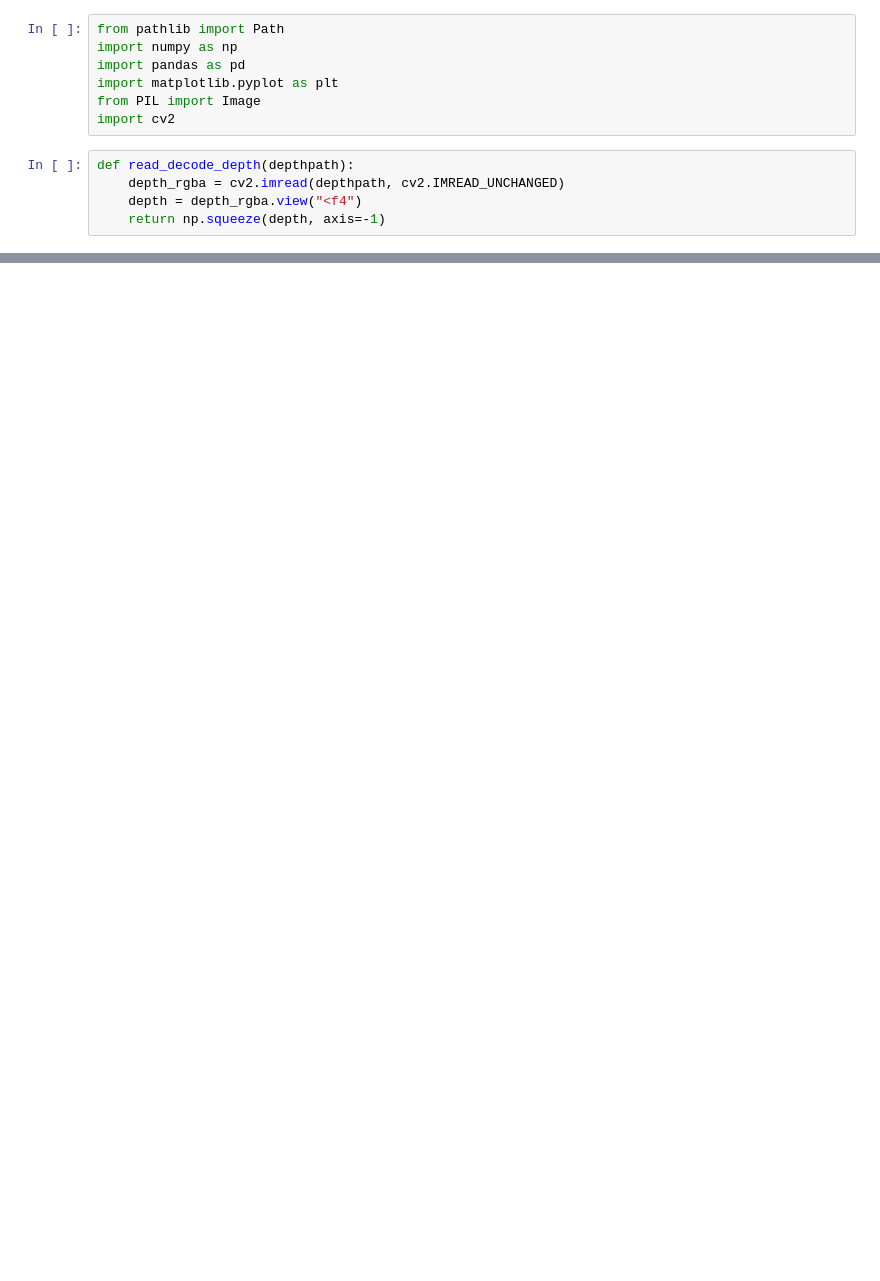
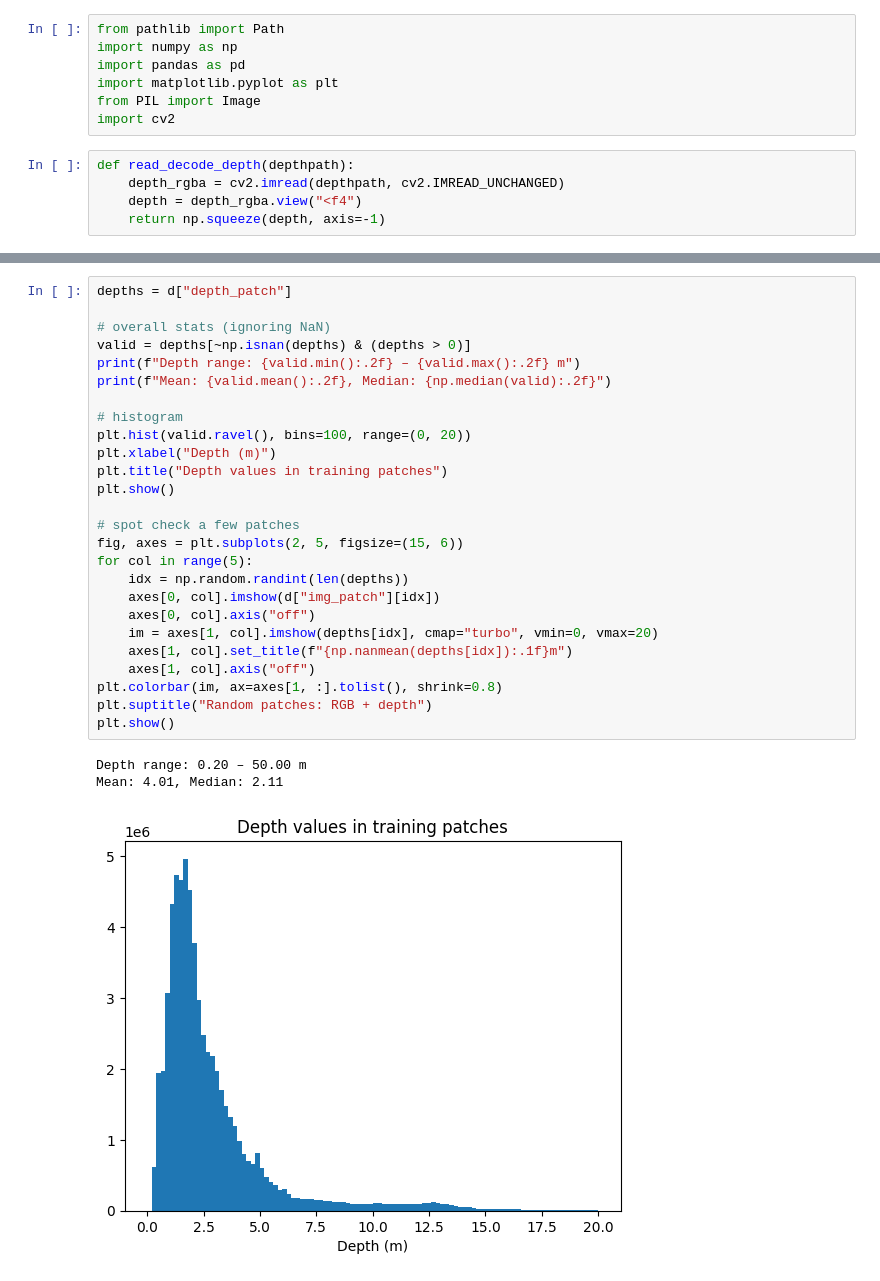
Before and after one commit to adamburhan/depth-uncertainty-slam, a Jupyter notebook: notebooks/depth-uncertainty-modeling.ipynb, the cells around one changed output, grey strips where cells are left out. Drawn from its saved outputs; the diff is of its cells as text; blank space fills up the shorter version.

```diff
--- a/notebooks/depth-uncertainty-modeling.ipynb
+++ b/notebooks/depth-uncertainty-modeling.ipynb
@@ -653,0 +553,30 @@ Plus 1 below and 1 above for safety margin.
+# %%
+depths = d["depth_patch"]
+
+# overall stats (ignoring NaN)
+valid = depths[~np.isnan(depths) & (depths > 0)]
+print(f"Depth range: {valid.min():.2f} – {valid.max():.2f} m")
+print(f"Mean: {valid.mean():.2f}, Median: {np.median(valid):.2f}")
+
+# histogram
+plt.hist(valid.ravel(), bins=100, range=(0, 20))
+plt.xlabel("Depth (m)")
+plt.title("Depth values in training patches")
+plt.show()
+
+# spot check a few patches
+fig, axes = plt.subplots(2, 5, figsize=(15, 6))
+for col in range(5):
+    idx = np.random.randint(len(depths))
+    axes[0, col].imshow(d["img_patch"][idx])
+    axes[0, col].axis("off")
+    im = axes[1, col].imshow(depths[idx], cmap="turbo", vmin=0, vmax=20)
+    axes[1, col].set_title(f"{np.nanmean(depths[idx]):.1f}m")
+    axes[1, col].axis("off")
+plt.colorbar(im, ax=axes[1, :].tolist(), shrink=0.8)
+plt.suptitle("Random patches: RGB + depth")
+plt.show()
+# %% [output]
+Depth range: 0.20 – 50.00 m
+Mean: 4.01, Median: 2.11
+[figure, added]
```
Also changed, not shown: parts of 23 cells of this notebook, 5 other files.
